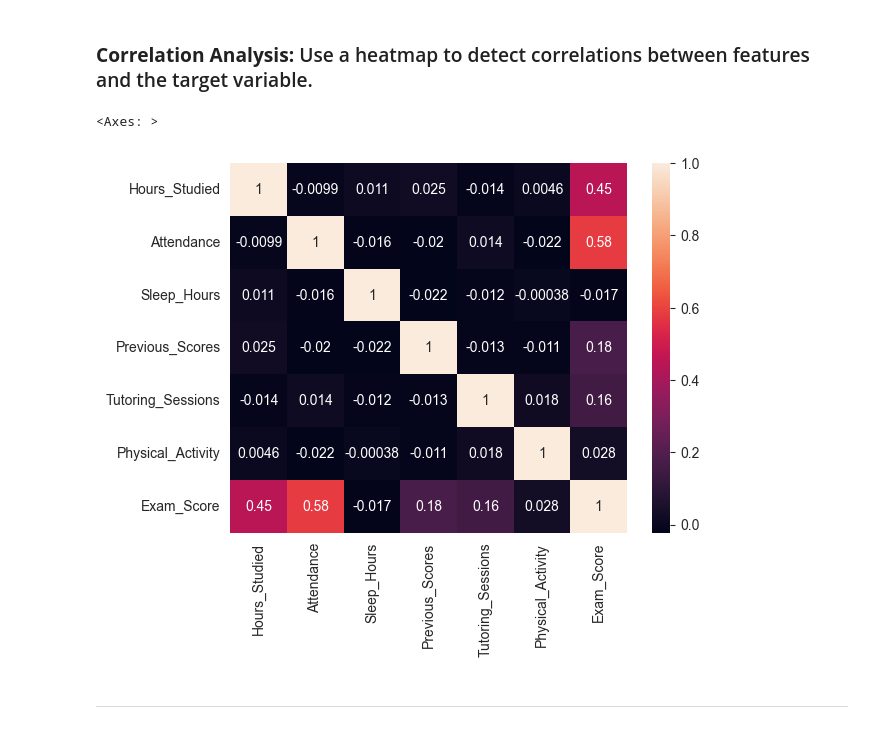
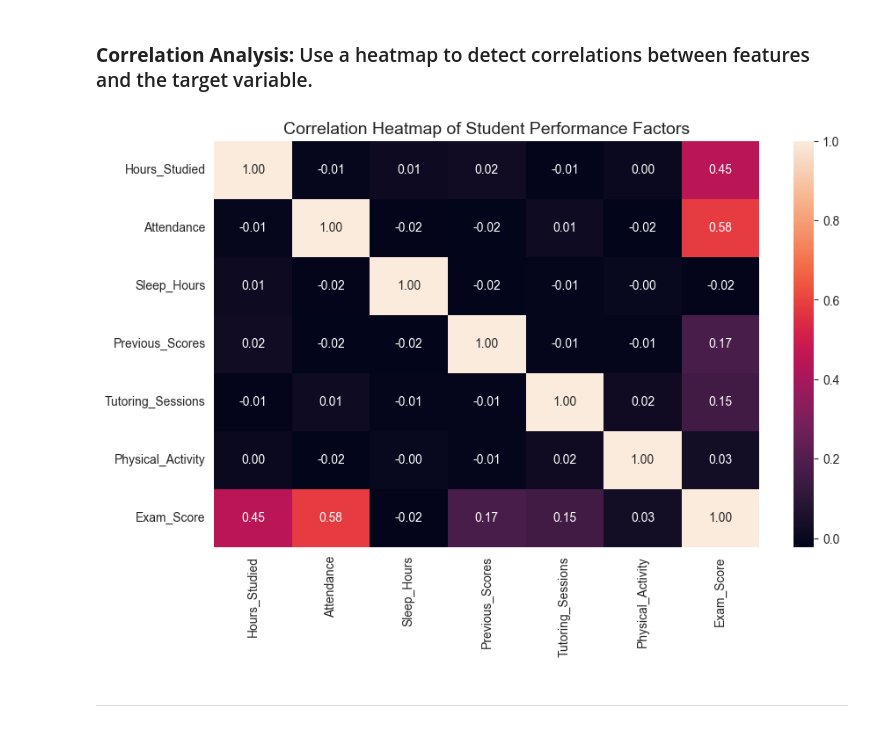
Before and after one commit to AbdooMatrix/Student-Score-Prediction, a Jupyter notebook: Student_Score_Prediction.ipynb, the cells around one changed output. Cells and saved outputs as stored; diff of their text form; code cells hidden in the pictures.

```diff
--- a/Student_Score_Prediction.ipynb
+++ b/Student_Score_Prediction.ipynb
@@ -239,11 +234,17 @@ plt.show()
 [figure]
 # %% [markdown]
 ### **Correlation Analysis:** Use a heatmap to detect correlations between features and the target variable.
-# %%
-corr_matrix = df.corr(numeric_only=True)
-sns.heatmap(corr_matrix,annot=True)
-# %% [output]
-<Axes: >
-[figure, removed]
+# %%
+# Compute correlations only for numeric features.
+# This helps us understand how strongly each factor relates to the exam scores and to each other
+corr_matrix = df.corr(numeric_only=True)
+
+# Plot heatmap for better visualization
+plt.figure(figsize=(10, 6))
+sns.heatmap(corr_matrix, annot=True, fmt=".2f")
+plt.title("Correlation Heatmap of Student Performance Factors", fontsize=14)
+plt.show()
+# %% [output]
+[figure, added]
 # %% [markdown]
 ---
```
Also changed, not shown: parts of 40 cells of this notebook, 1 other file.
